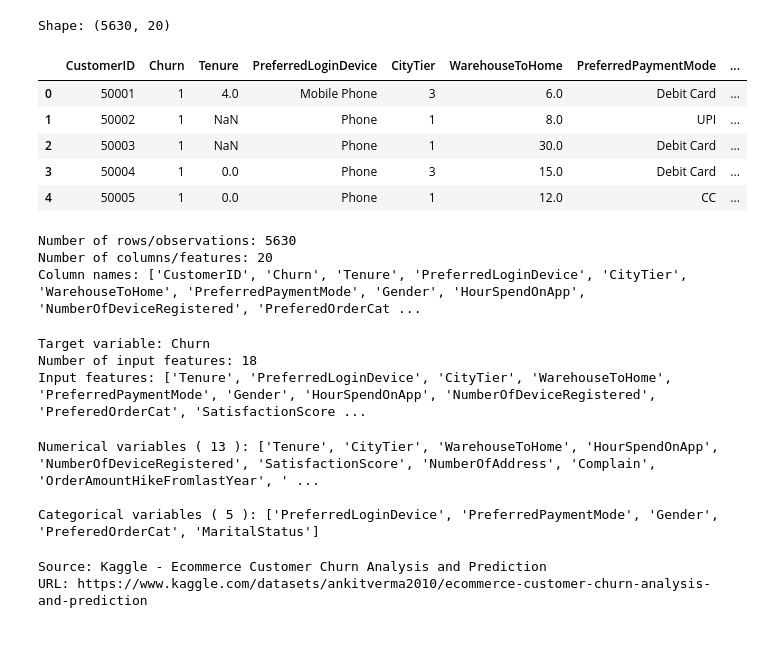
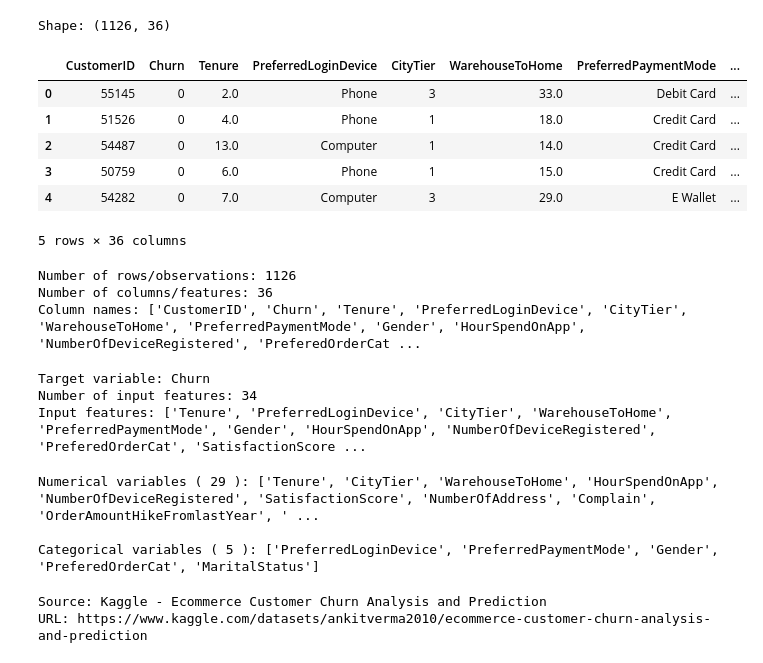
Before and after one commit to DrishtiNigam1928/CUSTOMER_CHURN, a Jupyter notebook: notebooks/main_analysis.ipynb, the cells around one changed output. Saved outputs shown, nothing was run; the diff lists cells and outputs as text; code cells hidden in the pictures.

```diff
--- a/notebooks/main_analysis.ipynb
+++ b/notebooks/main_analysis.ipynb
@@ -14,20 +14,25 @@ print(os.listdir())
 # %%
 import pandas as pd
 import numpy as np
 
-FILENAME = "E Commerce Dataset.xlsx"   # match this exactly to what os.listdir() showed
-df = pd.read_excel(FILENAME, sheet_name="E Comm")
+# FILENAME = "E Commerce Dataset.xlsx"   # match this exactly to what os.listdir() showed
+# df = pd.read_excel(FILENAME, sheet_name="E Comm")
+
+# FILENAME = "test_dataset.csv"
+FILENAME = "train_dataset.csv"
+df = pd.read_csv(FILENAME)
 
 print("Shape:", df.shape)
 df.head()
 # %% [output]
-Shape: (5630, 20)
+Shape: (1126, 36)
 |  | CustomerID | Churn | Tenure | PreferredLoginDevice | CityTier | WarehouseToHome | PreferredPaymentMode | ... |
-| 0 | 50001 | 1 | 4.0 | Mobile Phone | 3 | 6.0 | Debit Card | ... |
-| 1 | 50002 | 1 | NaN | Phone | 1 | 8.0 | UPI | ... |
-| 2 | 50003 | 1 | NaN | Phone | 1 | 30.0 | Debit Card | ... |
-| 3 | 50004 | 1 | 0.0 | Phone | 3 | 15.0 | Debit Card | ... |
-| 4 | 50005 | 1 | 0.0 | Phone | 1 | 12.0 | CC | ... |
+| 0 | 55145 | 0 | 2.0 | Phone | 3 | 33.0 | Debit Card | ... |
+| 1 | 51526 | 0 | 4.0 | Phone | 1 | 18.0 | Credit Card | ... |
+| 2 | 54487 | 0 | 13.0 | Computer | 1 | 14.0 | Credit Card | ... |
+| 3 | 50759 | 0 | 6.0 | Phone | 1 | 15.0 | Credit Card | ... |
+| 4 | 54282 | 0 | 7.0 | Computer | 3 | 29.0 | E Wallet | ... |
+5 rows × 36 columns
 # %%
 
 num_rows = 0
@@ -43,8 +48,8 @@ num_cols = len(column_list)
 print("Number of columns/features:", num_cols)
 print("Column names:", column_list)
 # %% [output]
-Number of rows/observations: 5630
-Number of columns/features: 20
+Number of rows/observations: 1126
+Number of columns/features: 36
 Column names: ['CustomerID', 'Churn', 'Tenure', 'PreferredLoginDevice', 'CityTier', 'WarehouseToHome', 'PreferredPaymentMode', 'Gender', 'HourSpendOnApp', 'NumberOfDeviceRegistered', 'PreferedOrderCat ...
 # %%
 #A2: Input features & Target variable
@@ -58,7 +63,7 @@ print("Number of input features:", len(input_features))
 print("Input features:", input_features)
 # %% [output]
 Target variable: Churn
-Number of input features: 18
+Number of input features: 34
 Input features: ['Tenure', 'PreferredLoginDevice', 'CityTier', 'WarehouseToHome', 'PreferredPaymentMode', 'Gender', 'HourSpendOnApp', 'NumberOfDeviceRegistered', 'PreferedOrderCat', 'SatisfactionScore ...
 # %%
 #  A2: Numerical vs Categorical variables -
@@ -69,7 +74,7 @@ print("Numerical variables (", len(numerical_vars), "):", numerical_vars)
 print()
 print("Categorical variables (", len(categorical_vars), "):", categorical_vars)
 # %% [output]
-Numerical variables ( 13 ): ['Tenure', 'CityTier', 'WarehouseToHome', 'HourSpendOnApp', 'NumberOfDeviceRegistered', 'SatisfactionScore', 'NumberOfAddress', 'Complain', 'OrderAmountHikeFromlastYear', ' ...
+Numerical variables ( 29 ): ['Tenure', 'CityTier', 'WarehouseToHome', 'HourSpendOnApp', 'NumberOfDeviceRegistered', 'SatisfactionScore', 'NumberOfAddress', 'Complain', 'OrderAmountHikeFromlastYear', ' ...
 
 Categorical variables ( 5 ): ['PreferredLoginDevice', 'PreferredPaymentMode', 'Gender', 'PreferedOrderCat', 'MaritalStatus']
 # %%
```
Also changed, not shown: parts of 28 cells of this notebook.
